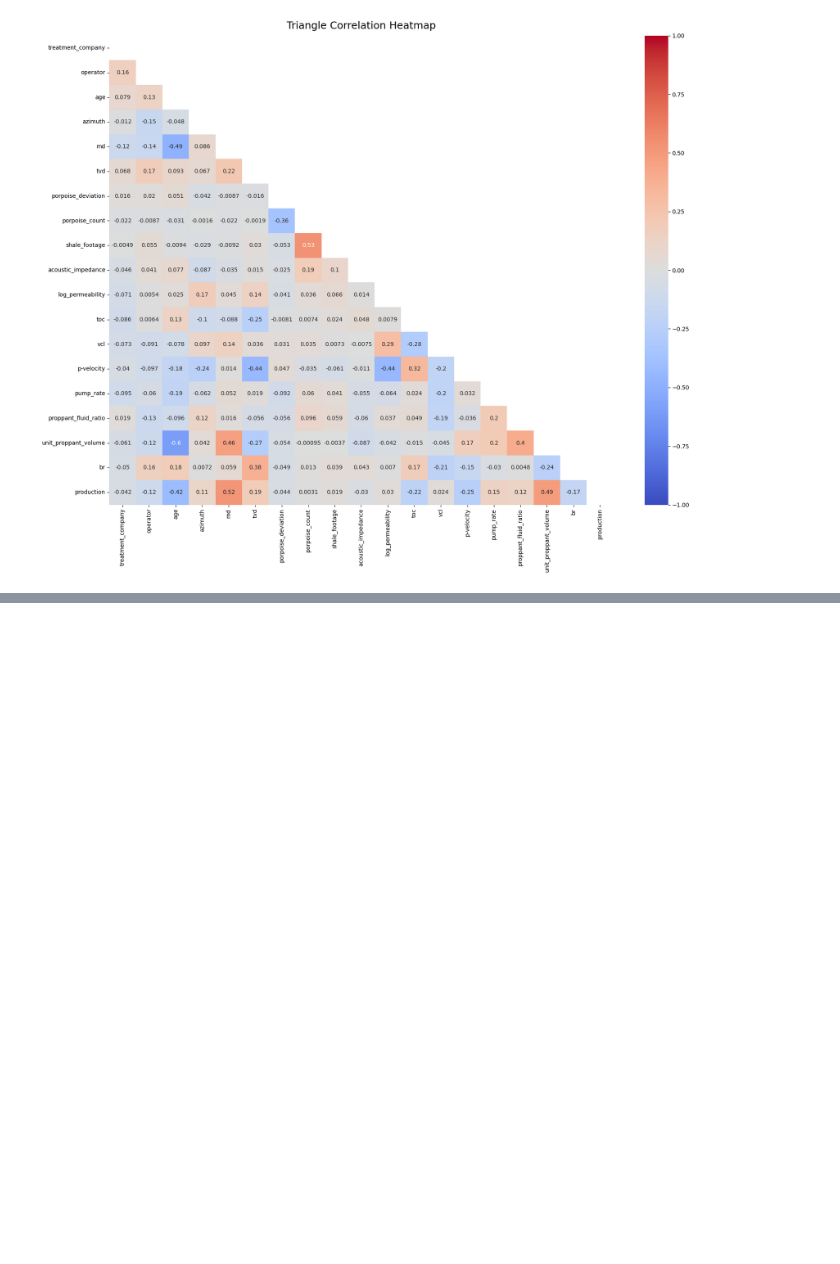
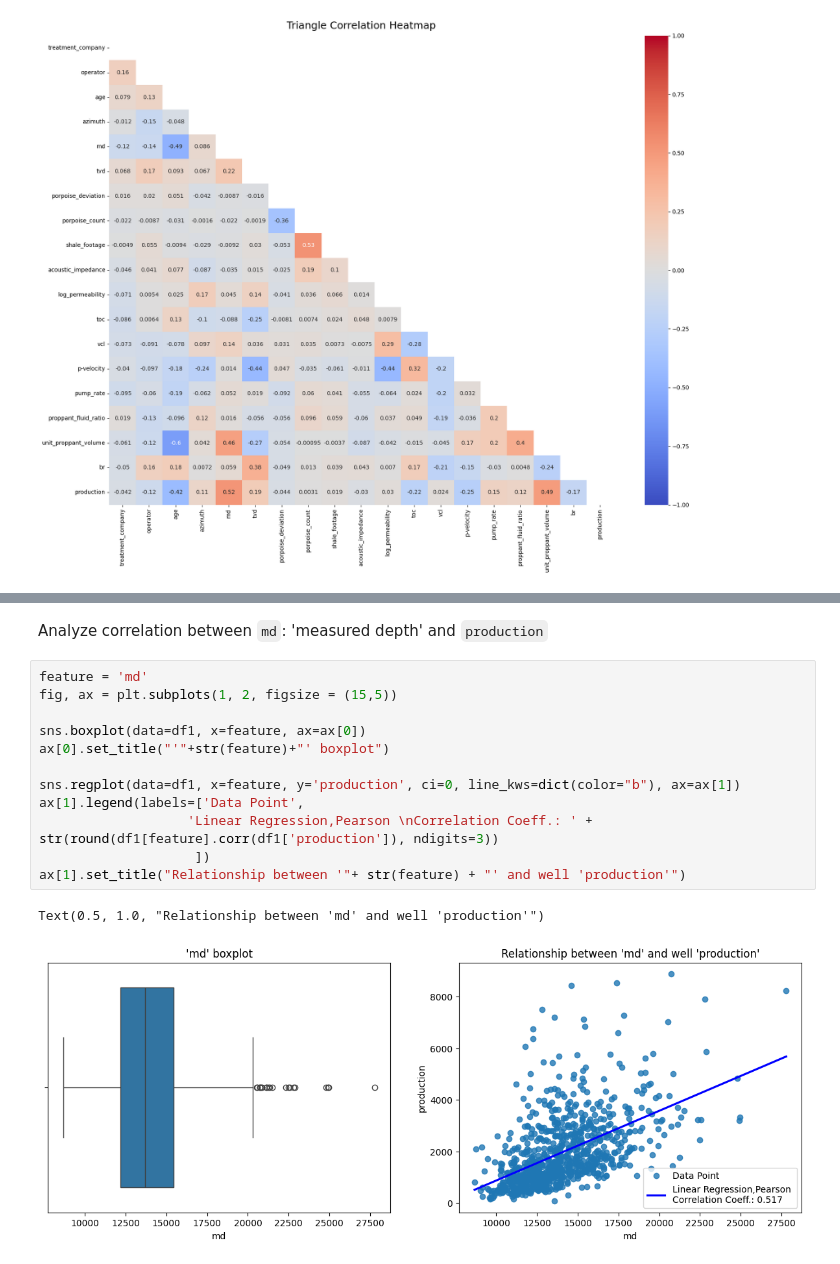
Before and after one commit to AlbertoMPalacioBastos/ML-model-for-production-prediction, a Jupyter notebook: 2-EDA-and-feature-engineering.ipynb, the cells around one changed output, grey strips where cells are left out. Cells and saved outputs as stored; diff of their text form; blank space fills up the shorter version.

```diff
--- a/2-EDA-and-feature-engineering.ipynb
+++ b/2-EDA-and-feature-engineering.ipynb
@@ -306,0 +314,17 @@ Text(0.5, 1.0, 'Triangle Correlation Heatmap')
+# %% [markdown]
+Analyze correlation between `md`: 'measured depth' and `production`
+# %%
+feature = 'md'
+fig, ax = plt.subplots(1, 2, figsize = (15,5))
+
+sns.boxplot(data=df1, x=feature, ax=ax[0])
+ax[0].set_title("'"+str(feature)+"' boxplot")
+
+sns.regplot(data=df1, x=feature, y='production', ci=0, line_kws=dict(color="b"), ax=ax[1])
+ax[1].legend(labels=['Data Point',
+                   'Linear Regression,Pearson \nCorrelation Coeff.: ' + str(round(df1[feature].corr(df1['production']), ndigits=3))
+                    ])
+ax[1].set_title("Relationship between '"+ str(feature) + "' and well 'production'")
+# %% [output]
+Text(0.5, 1.0, "Relationship between 'md' and well 'production'")
+[figure, added]
```
Also changed, not shown: parts of 23 cells of this notebook, 1 other file.
